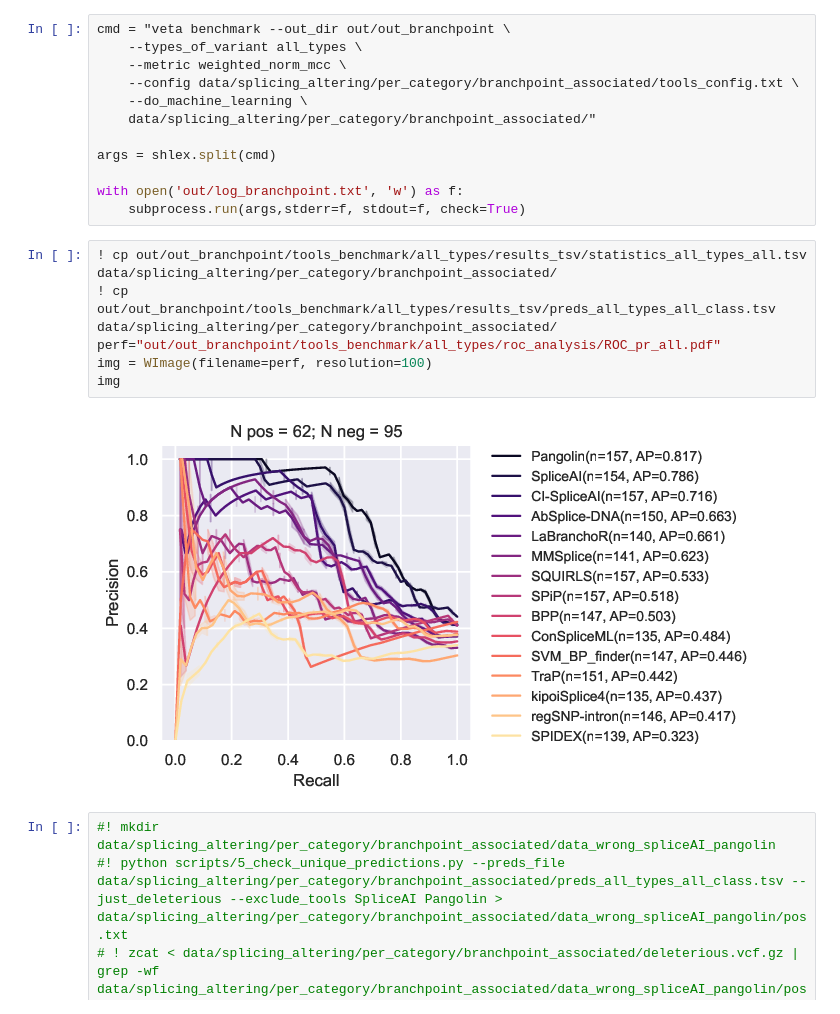
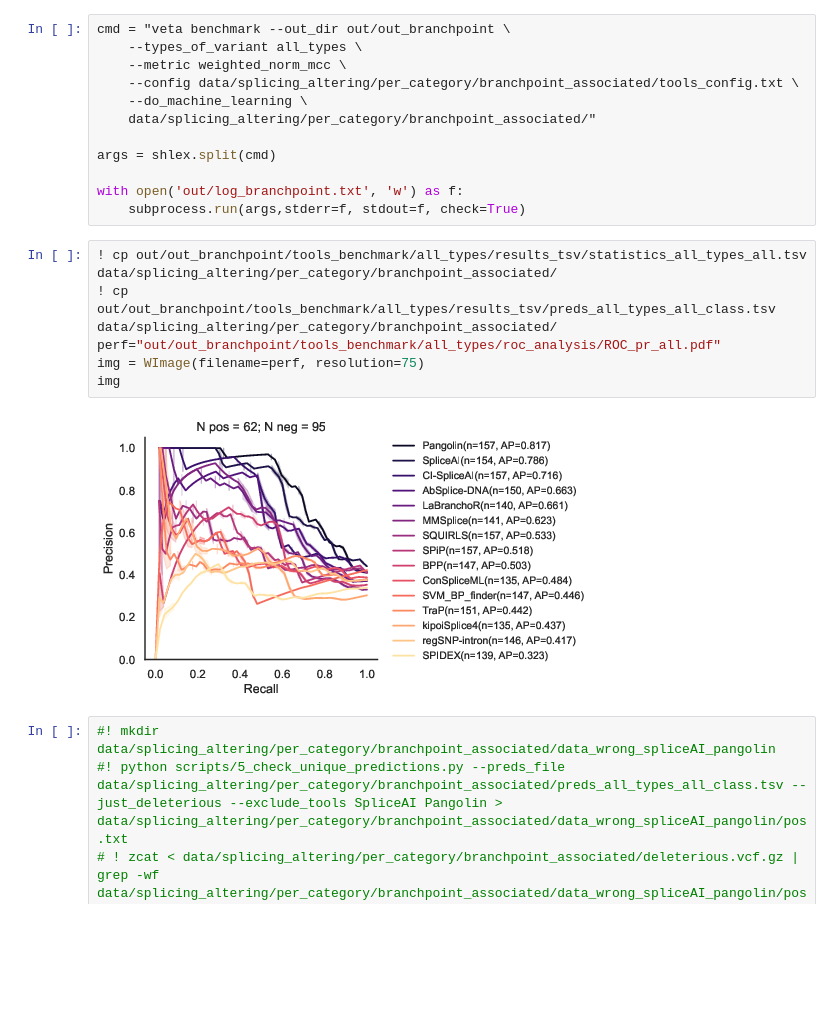
Before and after one commit to PedroBarbosa/DeepIntronic_Benchmark, a Jupyter notebook: intronic_benchmark.ipynb, the cells around one changed output. Cells and saved outputs as stored; diff of their text form; blank space fills up the shorter version.

```diff
--- a/intronic_benchmark.ipynb
+++ b/intronic_benchmark.ipynb
@@ -551,11 +548,11 @@ with open('out/log_branchpoint.txt', 'w') as f:
 # %%
 ! cp out/out_branchpoint/tools_benchmark/all_types/results_tsv/statistics_all_types_all.tsv data/splicing_altering/per_category/branchpoint_associated/
 ! cp out/out_branchpoint/tools_benchmark/all_types/results_tsv/preds_all_types_all_class.tsv data/splicing_altering/per_category/branchpoint_associated/
 perf="out/out_branchpoint/tools_benchmark/all_types/roc_analysis/ROC_pr_all.pdf"
-img = WImage(filename=perf, resolution=100)
+img = WImage(filename=perf, resolution=75)
 img
 # %% [output]
-[figure, old version]
+[figure, new version]
 # %%
 #! mkdir data/splicing_altering/per_category/branchpoint_associated/data_wrong_spliceAI_pangolin
 #! python scripts/5_check_unique_predictions.py --preds_file data/splicing_altering/per_category/branchpoint_associated/preds_all_types_all_class.tsv --just_deleterious --exclude_tools SpliceAI Pangolin > data/splicing_altering/per_category/branchpoint_associated/data_wrong_spliceAI_pangolin/pos.txt
```
Also changed, not shown: parts of 10 cells of this notebook, 15 other files.
